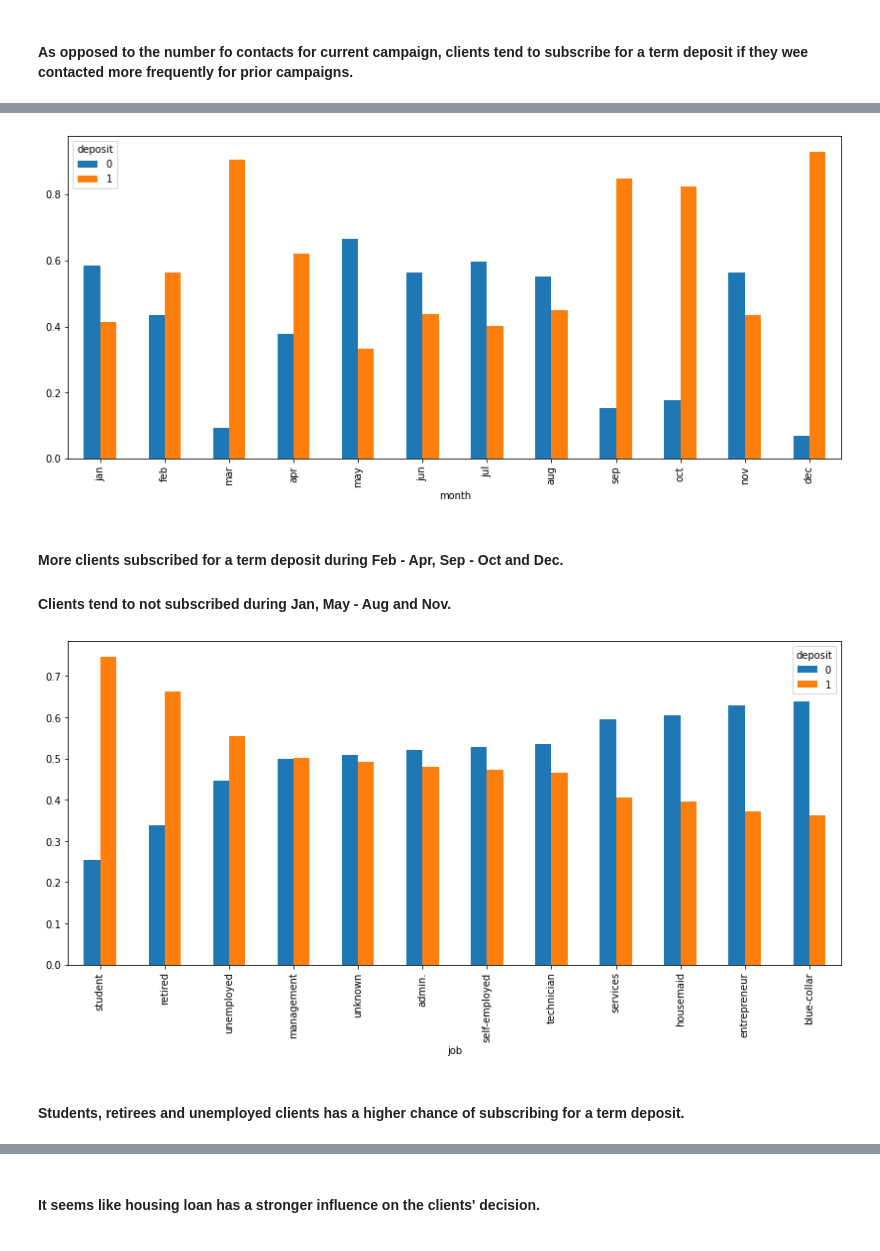
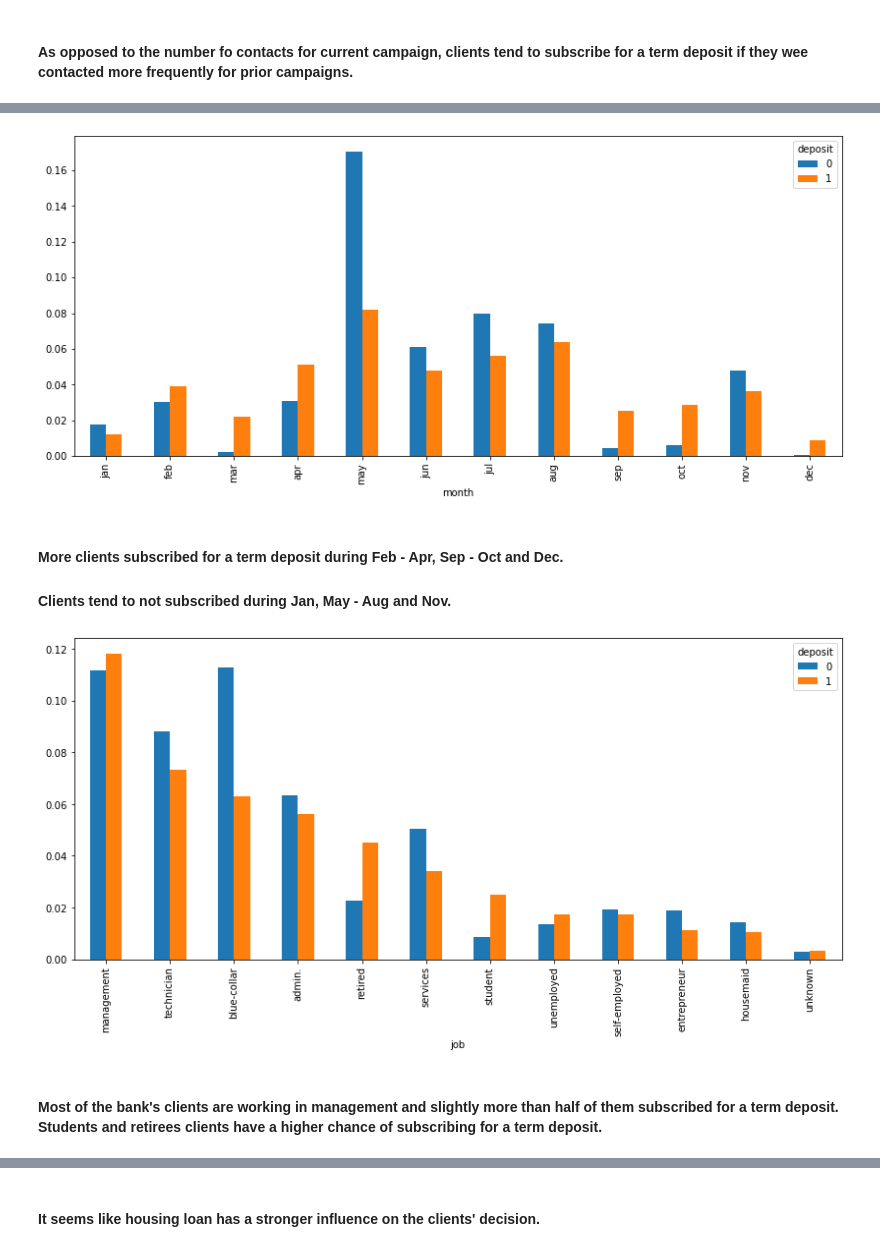
Before and after one commit to Solihin-k/bank_marketing, a Jupyter notebook: Bank_Marketing_Strategy.ipynb, the cells around one changed output, grey strips where cells are left out. Cells and saved outputs as stored; diff of their text form; code cells hidden in the pictures.

```diff
--- a/Bank_Marketing_Strategy.ipynb
+++ b/Bank_Marketing_Strategy.ipynb
@@ -199,7 +194,8 @@ target = full_dataset.iloc[:,-1]
 features_train, features_test, target_train, target_test = train_test_split(features,
                                                                             target,
                                                                             test_size = 0.20,
-                                                                            stratify = target)
+                                                                            stratify = target,
+                                                                            random_state = 99)
 # %%
 print(features_train.shape) # 80% of original dataset
 print(features_test.shape) # 20% of original dataset
@@ -324,27 +320,27 @@ plt.xticks(range(0,len(day.index)), day.index);
 
 months = ['jan', 'feb', 'mar', 'apr', 'may', 'jun', 'jul', 'aug', 'sep', 'oct', 'nov', 'dec']
 
-month = pd.crosstab(train_set['month'], train_set['deposit']).reindex(months).apply(lambda r: r/r.sum(), axis=1)
+month = pd.crosstab(train_set['month'], train_set['deposit'], normalize = 'all').reindex(months)
 
 month.plot(kind = 'bar', figsize = (14, 6))
 plt.xticks(range(0,len(month.index)), month.index);
 # %% [output]
-[figure, old version]
+[figure, new version]
 # %% [markdown]
 #### More clients subscribed for a term deposit during Feb - Apr, Sep - Oct and Dec.
 #### Clients tend to not subscribed during Jan, May - Aug and Nov.
 # %%
 # which job type has a higher chance of subscription?
 
 jobs = pd.crosstab(train_set['job'],
-                   train_set['deposit']).apply(lambda r: r/r.sum(), axis=1).sort_values(by = 1, ascending = False)
+                   train_set['deposit'], normalize = 'all').sort_values(by = 1, ascending = False)
 
 jobs.plot(kind = 'bar', figsize = (14, 6))
 plt.xticks(range(0,len(jobs.index)), jobs.index);
 # %% [output]
-[figure, old version]
+[figure, new version]
 # %% [markdown]
-#### Students, retirees and unemployed clients has a higher chance of subscribing for a term deposit.
+#### Most of the bank's clients are working in management and slightly more than half of them subscribed for a term deposit. <br> Students and retirees clients have a higher chance of subscribing for a term deposit.
 # %%
 fig, axes = plt.subplots(nrows=1, ncols=3,figsize=(20, 12), sharey = True)
 fig.subplots_adjust(hspace=.3)
```
Also changed, not shown: parts of 31 cells of this notebook.
